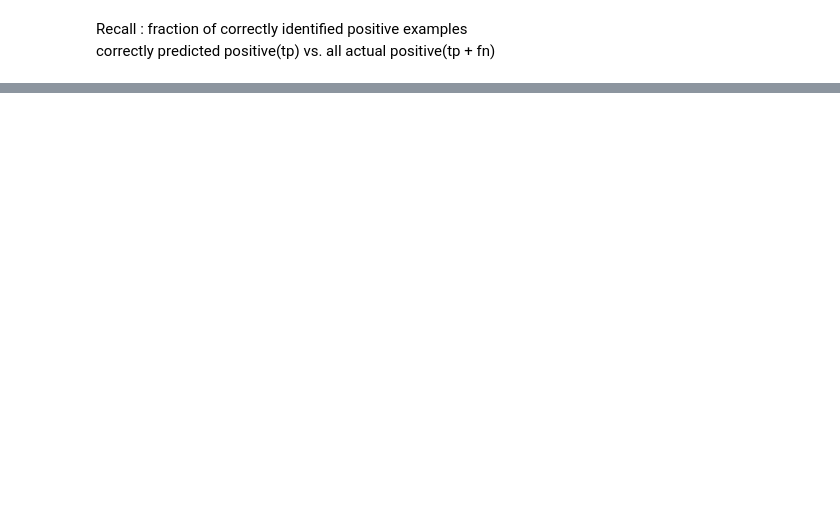
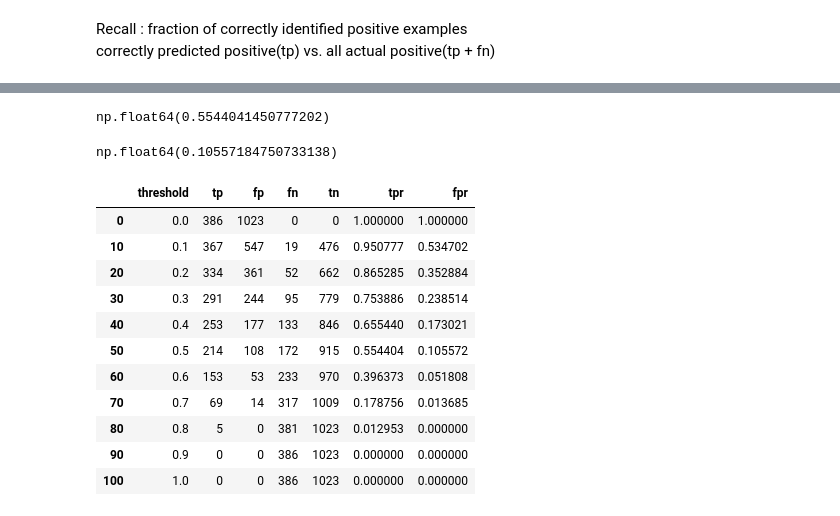
Before and after one commit to zeinasamer/DataTalks-MLZoomCamp, a Jupyter notebook: 4-Evaluation metrics/churn prediction.ipynb, the cells around one changed output, grey strips where cells are left out. Cells and saved outputs as stored; diff of their text form; code cells hidden in the pictures; blank space fills up the shorter version.

```diff
--- a/4-Evaluation metrics/churn prediction.ipynb
+++ b/4-Evaluation metrics/churn prediction.ipynb
@@ -215,0 +230,9 @@ np.float64(0.5440414507772021)
+# %%
+r
+# %% [output]
+np.float64(0.5544041450777202)
+# %%
+fpr = fp / (tn + fp)
+fpr
+# %% [output]
+np.float64(0.10557184750733138)
@@ -215,0 +264,15 @@ np.float64(0.5440414507772021)
+# %%
+df_scores[::10]
+# %% [output]
+|  | threshold | tp | fp | fn | tn | tpr | fpr |
+| 0 | 0.0 | 386 | 1023 | 0 | 0 | 1.000000 | 1.000000 |
+| 10 | 0.1 | 367 | 547 | 19 | 476 | 0.950777 | 0.534702 |
+| 20 | 0.2 | 334 | 361 | 52 | 662 | 0.865285 | 0.352884 |
+| 30 | 0.3 | 291 | 244 | 95 | 779 | 0.753886 | 0.238514 |
+| 40 | 0.4 | 253 | 177 | 133 | 846 | 0.655440 | 0.173021 |
+| 50 | 0.5 | 214 | 108 | 172 | 915 | 0.554404 | 0.105572 |
+| 60 | 0.6 | 153 | 53 | 233 | 970 | 0.396373 | 0.051808 |
+| 70 | 0.7 | 69 | 14 | 317 | 1009 | 0.178756 | 0.013685 |
+| 80 | 0.8 | 5 | 0 | 381 | 1023 | 0.012953 | 0.000000 |
+| 90 | 0.9 | 0 | 0 | 386 | 1023 | 0.000000 | 0.000000 |
+| 100 | 1.0 | 0 | 0 | 386 | 1023 | 0.000000 | 0.000000 |
```
Also changed, not shown: parts of 26 cells of this notebook.
